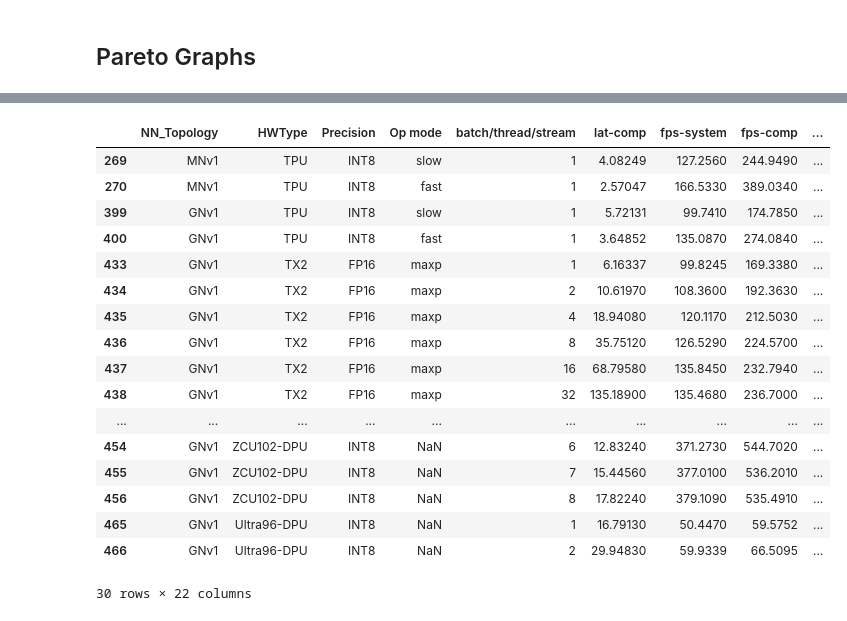
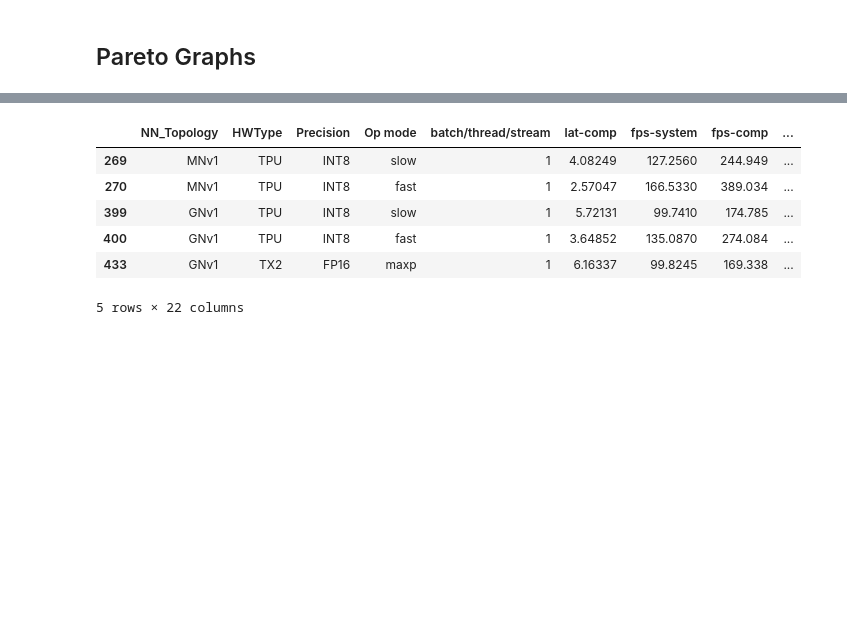
Before and after one commit to RCL-lab/QutibenchWeb, a Jupyter notebook: _notebooks/2020-03-25-ImageNet.ipynb, the cells around one changed output, grey strips where cells are left out. Drawn from its saved outputs; the diff is of its cells as text; code cells hidden in the pictures; blank space fills up the shorter version.

```diff
--- a/_notebooks/2020-03-25-ImageNet.ipynb
+++ b/_notebooks/2020-03-25-ImageNet.ipynb
@@ -208,23 +208,12 @@ imagenet_pareto_plot = alt.Chart(imagenet_pareto).mark_line().encode(
 # %%
 #hide
 imagenet_df.to_csv('data/processed_csv/experimental_data_imagenet.csv', index = False)
-imagenet_df.head(30)
+imagenet_df.head()
 # %% [output]
 |  | NN_Topology | HWType | Precision | Op mode | batch/thread/stream | lat-comp | fps-system | fps-comp | ... |
-| 269 | MNv1 | TPU | INT8 | slow | 1 | 4.08249 | 127.2560 | 244.9490 | ... |
-| 270 | MNv1 | TPU | INT8 | fast | 1 | 2.57047 | 166.5330 | 389.0340 | ... |
-| 399 | GNv1 | TPU | INT8 | slow | 1 | 5.72131 | 99.7410 | 174.7850 | ... |
-| 400 | GNv1 | TPU | INT8 | fast | 1 | 3.64852 | 135.0870 | 274.0840 | ... |
-| 433 | GNv1 | TX2 | FP16 | maxp | 1 | 6.16337 | 99.8245 | 169.3380 | ... |
-| 434 | GNv1 | TX2 | FP16 | maxp | 2 | 10.61970 | 108.3600 | 192.3630 | ... |
-| 435 | GNv1 | TX2 | FP16 | maxp | 4 | 18.94080 | 120.1170 | 212.5030 | ... |
-| 436 | GNv1 | TX2 | FP16 | maxp | 8 | 35.75120 | 126.5290 | 224.5700 | ... |
-| 437 | GNv1 | TX2 | FP16 | maxp | 16 | 68.79580 | 135.8450 | 232.7940 | ... |
-| 438 | GNv1 | TX2 | FP16 | maxp | 32 | 135.18900 | 135.4680 | 236.7000 | ... |
-| ... | ... | ... | ... | ... | ... | ... | ... | ... | ... |
-| 454 | GNv1 | ZCU102-DPU | INT8 | NaN | 6 | 12.83240 | 371.2730 | 544.7020 | ... |
-| 455 | GNv1 | ZCU102-DPU | INT8 | NaN | 7 | 15.44560 | 377.0100 | 536.2010 | ... |
-| 456 | GNv1 | ZCU102-DPU | INT8 | NaN | 8 | 17.82240 | 379.1090 | 535.4910 | ... |
-| 465 | GNv1 | Ultra96-DPU | INT8 | NaN | 1 | 16.79130 | 50.4470 | 59.5752 | ... |
-| 466 | GNv1 | Ultra96-DPU | INT8 | NaN | 2 | 29.94830 | 59.9339 | 66.5095 | ... |
+| 269 | MNv1 | TPU | INT8 | slow | 1 | 4.08249 | 127.2560 | 244.949 | ... |
+| 270 | MNv1 | TPU | INT8 | fast | 1 | 2.57047 | 166.5330 | 389.034 | ... |
+| 399 | GNv1 | TPU | INT8 | slow | 1 | 5.72131 | 99.7410 | 174.785 | ... |
+| 400 | GNv1 | TPU | INT8 | fast | 1 | 3.64852 | 135.0870 | 274.084 | ... |
+| 433 | GNv1 | TX2 | FP16 | maxp | 1 | 6.16337 | 99.8245 | 169.338 | ... |
-30 rows × 22 columns
+5 rows × 22 columns
```
Also changed, not shown: 3 other files.
